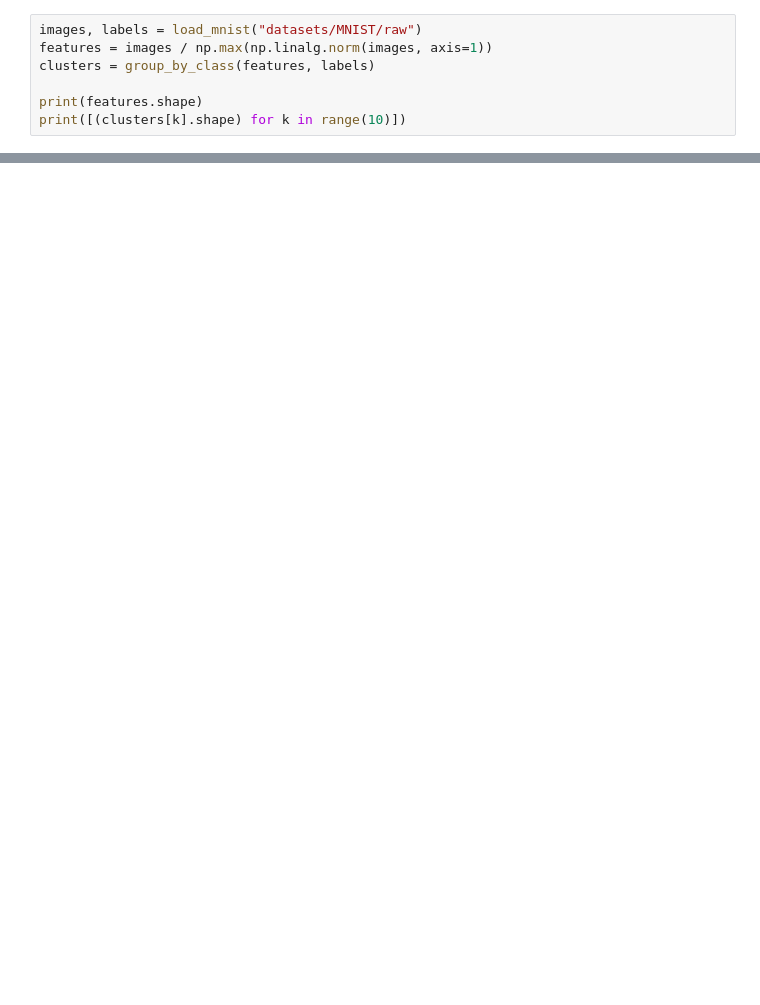
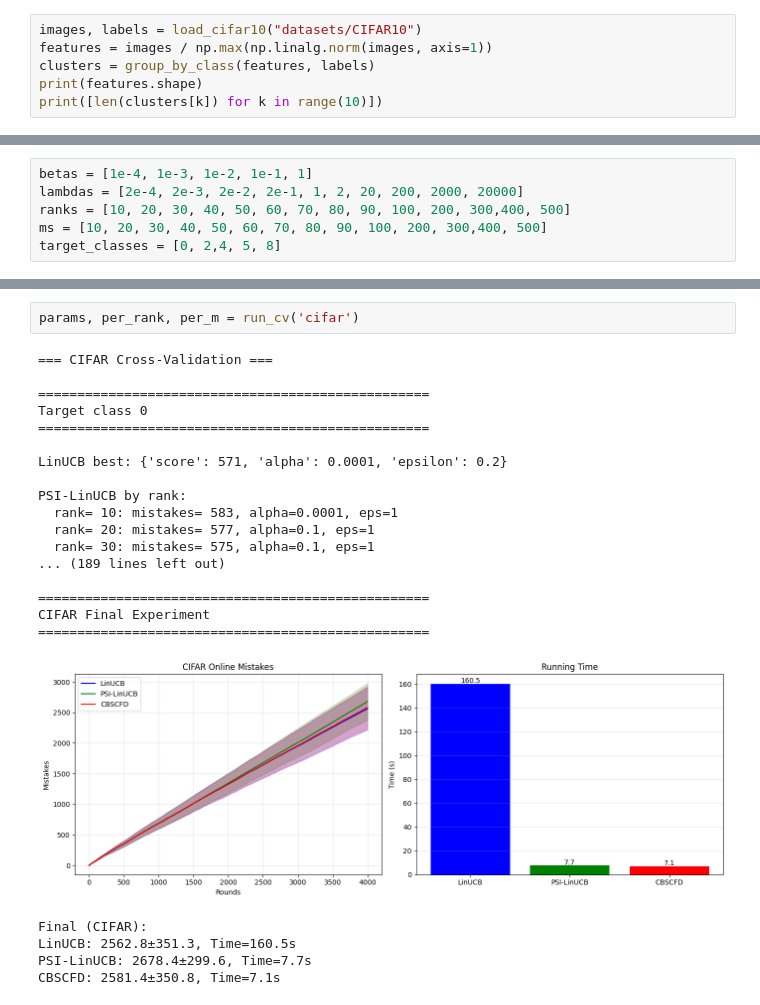
Before and after one commit to ekshustova/PSI_LinUCB, a Jupyter notebook: cv_cifar.ipynb, the cells around one changed output, grey strips where cells are left out. Cells and saved outputs as stored; diff of their text form; blank space fills up the shorter version.

```diff
--- a/cv_cifar.ipynb
+++ b/cv_cifar.ipynb
@@ -7,8 +7,7 @@ from env_mnist import *
 # %%
-images, labels = load_mnist("datasets/MNIST/raw")
+images, labels = load_cifar10("datasets/CIFAR10")
 features = images / np.max(np.linalg.norm(images, axis=1))
 clusters = group_by_class(features, labels)
-
 print(features.shape)
-print([(clusters[k].shape) for k in range(10)])
+print([len(clusters[k]) for k in range(10)])
 # %% [output]
@@ -178,3 +16,9 @@ class LinUCBwithPSI_Batch:
+# %%
+betas = [1e-4, 1e-3, 1e-2, 1e-1, 1]
+lambdas = [2e-4, 2e-3, 2e-2, 2e-1, 1, 2, 20, 200, 2000, 20000]
+ranks = [10, 20, 30, 40, 50, 60, 70, 80, 90, 100, 200, 300,400, 500]
+ms = [10, 20, 30, 40, 50, 60, 70, 80, 90, 100, 200, 300,400, 500]
+target_classes = [0, 2,4, 5, 8]
 # %%
 import numpy as np
 import matplotlib.pyplot as plt
@@ -489,0 +231,25 @@ CBRAP: Mistakes=141.0, Time=7.7s
+# %%
+params, per_rank, per_m = run_cv('cifar')
+# %% [output]
+=== CIFAR Cross-Validation ===
+
+==================================================
+Target class 0
+==================================================
+
+LinUCB best: {'score': 571, 'alpha': 0.0001, 'epsilon': 0.2}
+
+PSI-LinUCB by rank:
+  rank= 10: mistakes= 583, alpha=0.0001, eps=1
+  rank= 20: mistakes= 577, alpha=0.1, eps=1
+  rank= 30: mistakes= 575, alpha=0.1, eps=1
+... (189 lines left out)
+
+==================================================
+CIFAR Final Experiment
+==================================================
+[figure, added]
+Final (CIFAR):
+LinUCB: 2562.8±351.3, Time=160.5s
+PSI-LinUCB: 2678.4±299.6, Time=7.7s
+CBSCFD: 2581.4±350.8, Time=7.1s
```
Also changed, not shown: parts of 10 cells of this notebook, 13 other files.
